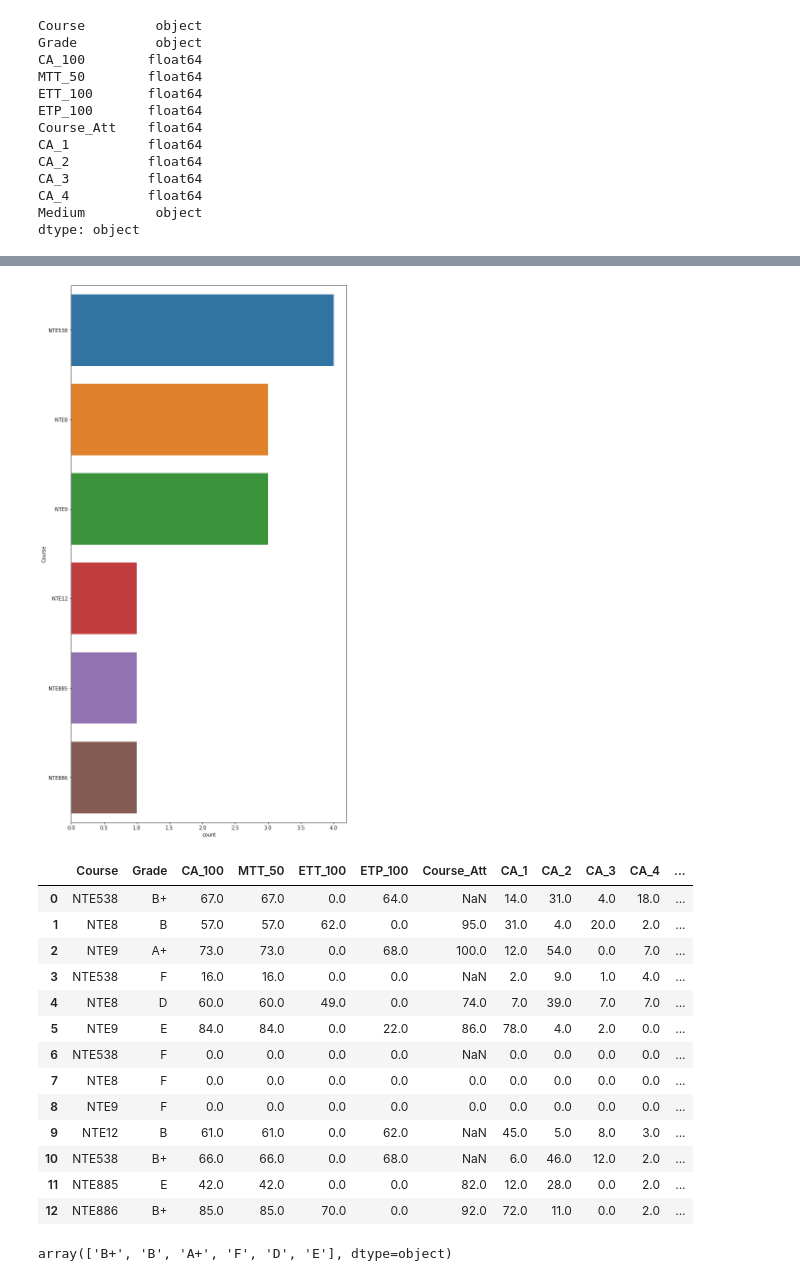
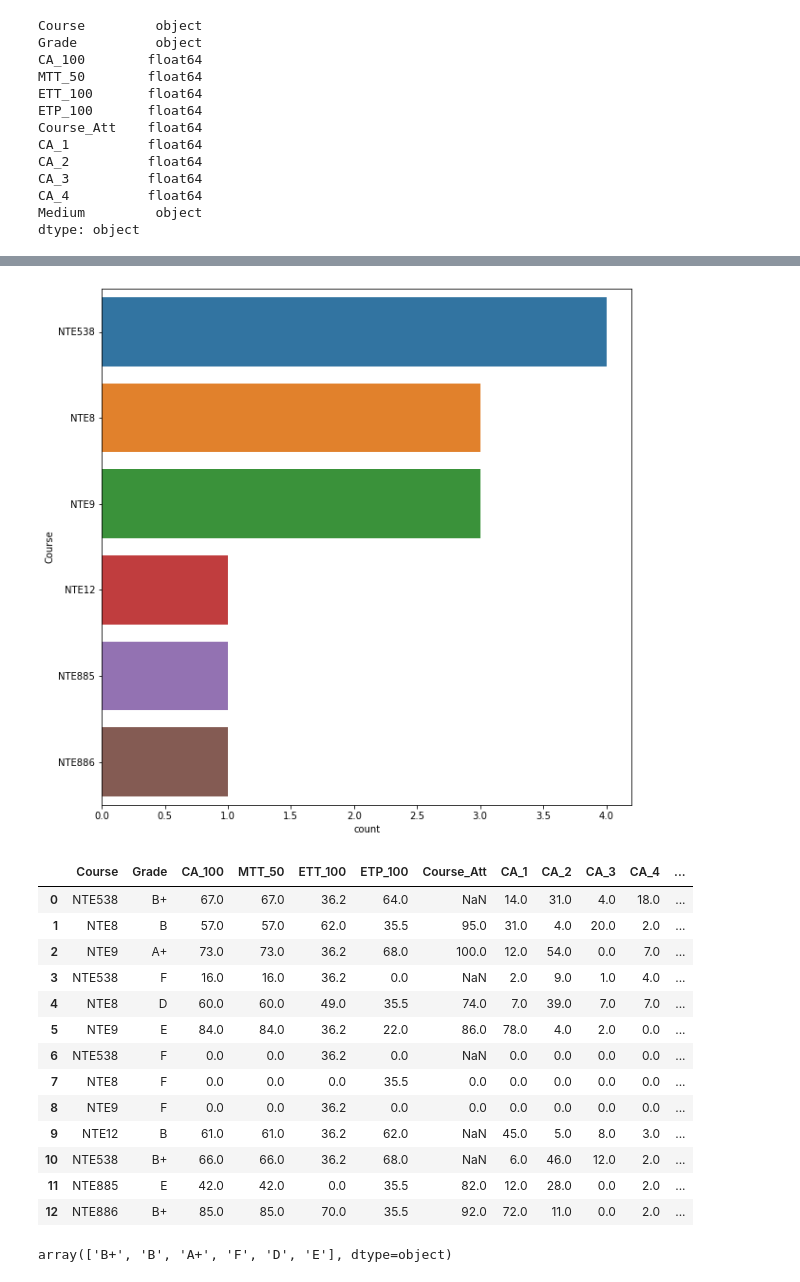
Before and after one commit to Yash-Pandey07/Clustring, a Jupyter notebook: Yash(11701070)_KM028.ipynb, the cells around one changed output, grey strips where cells are left out. Saved outputs shown, nothing was run; the diff lists cells and outputs as text; code cells hidden in the pictures.

```diff
--- a/Yash(11701070)_KM028.ipynb
+++ b/Yash(11701070)_KM028.ipynb
@@ -225 +223,3 @@ for index,row in df1.iterrows():
+# %%
+df1['EndTerm']=new_list
 # %%
@@ -245,29 +242,30 @@ dtype: int64
 # %%
 df1['CA_100'].fillna((df1['CA_100'].mean()), inplace=True)
 df1['ETP_100'].fillna((df1['ETP_100'].mean()), inplace=True)
+df1['ETT_100'].fillna((df1['ETT_100'].mean()), inplace=True)
 # %%
-plt.figure(1 , figsize = (10 ,20 ))
+plt.figure(1 , figsize = (10 ,10 ))
 sns.countplot(y = 'Course' , data = df1)
 plt.show()
 # %% [output]
-[figure, old version]
+[figure, new version]
 # %%
 df1
 # %% [output]
 |  | Course | Grade | CA_100 | MTT_50 | ETT_100 | ETP_100 | Course_Att | CA_1 | CA_2 | CA_3 | CA_4 | ... |
-| 0 | NTE538 | B+ | 67.0 | 67.0 | 0.0 | 64.0 | NaN | 14.0 | 31.0 | 4.0 | 18.0 | ... |
-| 1 | NTE8 | B | 57.0 | 57.0 | 62.0 | 0.0 | 95.0 | 31.0 | 4.0 | 20.0 | 2.0 | ... |
-| 2 | NTE9 | A+ | 73.0 | 73.0 | 0.0 | 68.0 | 100.0 | 12.0 | 54.0 | 0.0 | 7.0 | ... |
-| 3 | NTE538 | F | 16.0 | 16.0 | 0.0 | 0.0 | NaN | 2.0 | 9.0 | 1.0 | 4.0 | ... |
-| 4 | NTE8 | D | 60.0 | 60.0 | 49.0 | 0.0 | 74.0 | 7.0 | 39.0 | 7.0 | 7.0 | ... |
-| 5 | NTE9 | E | 84.0 | 84.0 | 0.0 | 22.0 | 86.0 | 78.0 | 4.0 | 2.0 | 0.0 | ... |
-| 6 | NTE538 | F | 0.0 | 0.0 | 0.0 | 0.0 | NaN | 0.0 | 0.0 | 0.0 | 0.0 | ... |
-| 7 | NTE8 | F | 0.0 | 0.0 | 0.0 | 0.0 | 0.0 | 0.0 | 0.0 | 0.0 | 0.0 | ... |
-| 8 | NTE9 | F | 0.0 | 0.0 | 0.0 | 0.0 | 0.0 | 0.0 | 0.0 | 0.0 | 0.0 | ... |
-| 9 | NTE12 | B | 61.0 | 61.0 | 0.0 | 62.0 | NaN | 45.0 | 5.0 | 8.0 | 3.0 | ... |
-| 10 | NTE538 | B+ | 66.0 | 66.0 | 0.0 | 68.0 | NaN | 6.0 | 46.0 | 12.0 | 2.0 | ... |
-| 11 | NTE885 | E | 42.0 | 42.0 | 0.0 | 0.0 | 82.0 | 12.0 | 28.0 | 0.0 | 2.0 | ... |
-| 12 | NTE886 | B+ | 85.0 | 85.0 | 70.0 | 0.0 | 92.0 | 72.0 | 11.0 | 0.0 | 2.0 | ... |
+| 0 | NTE538 | B+ | 67.0 | 67.0 | 36.2 | 64.0 | NaN | 14.0 | 31.0 | 4.0 | 18.0 | ... |
+| 1 | NTE8 | B | 57.0 | 57.0 | 62.0 | 35.5 | 95.0 | 31.0 | 4.0 | 20.0 | 2.0 | ... |
+| 2 | NTE9 | A+ | 73.0 | 73.0 | 36.2 | 68.0 | 100.0 | 12.0 | 54.0 | 0.0 | 7.0 | ... |
+| 3 | NTE538 | F | 16.0 | 16.0 | 36.2 | 0.0 | NaN | 2.0 | 9.0 | 1.0 | 4.0 | ... |
+| 4 | NTE8 | D | 60.0 | 60.0 | 49.0 | 35.5 | 74.0 | 7.0 | 39.0 | 7.0 | 7.0 | ... |
+| 5 | NTE9 | E | 84.0 | 84.0 | 36.2 | 22.0 | 86.0 | 78.0 | 4.0 | 2.0 | 0.0 | ... |
+| 6 | NTE538 | F | 0.0 | 0.0 | 36.2 | 0.0 | NaN | 0.0 | 0.0 | 0.0 | 0.0 | ... |
+| 7 | NTE8 | F | 0.0 | 0.0 | 0.0 | 35.5 | 0.0 | 0.0 | 0.0 | 0.0 | 0.0 | ... |
+| 8 | NTE9 | F | 0.0 | 0.0 | 36.2 | 0.0 | 0.0 | 0.0 | 0.0 | 0.0 | 0.0 | ... |
+| 9 | NTE12 | B | 61.0 | 61.0 | 36.2 | 62.0 | NaN | 45.0 | 5.0 | 8.0 | 3.0 | ... |
+| 10 | NTE538 | B+ | 66.0 | 66.0 | 36.2 | 68.0 | NaN | 6.0 | 46.0 | 12.0 | 2.0 | ... |
+| 11 | NTE885 | E | 42.0 | 42.0 | 0.0 | 35.5 | 82.0 | 12.0 | 28.0 | 0.0 | 2.0 | ... |
+| 12 | NTE886 | B+ | 85.0 | 85.0 | 70.0 | 35.5 | 92.0 | 72.0 | 11.0 | 0.0 | 2.0 | ... |
 # %%
 mid_term100=[]
 for index,row in df1.iterrows():
```
Also changed, not shown: parts of 23 cells of this notebook.
